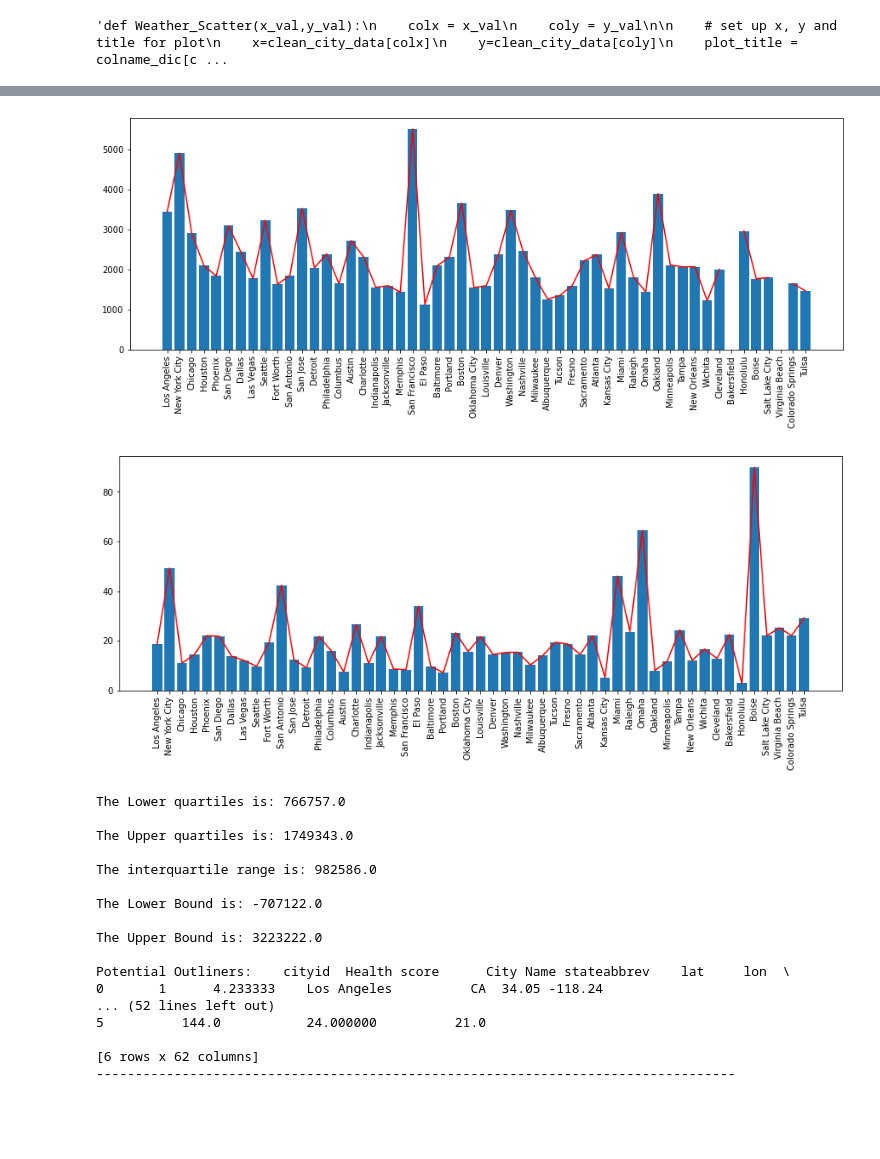
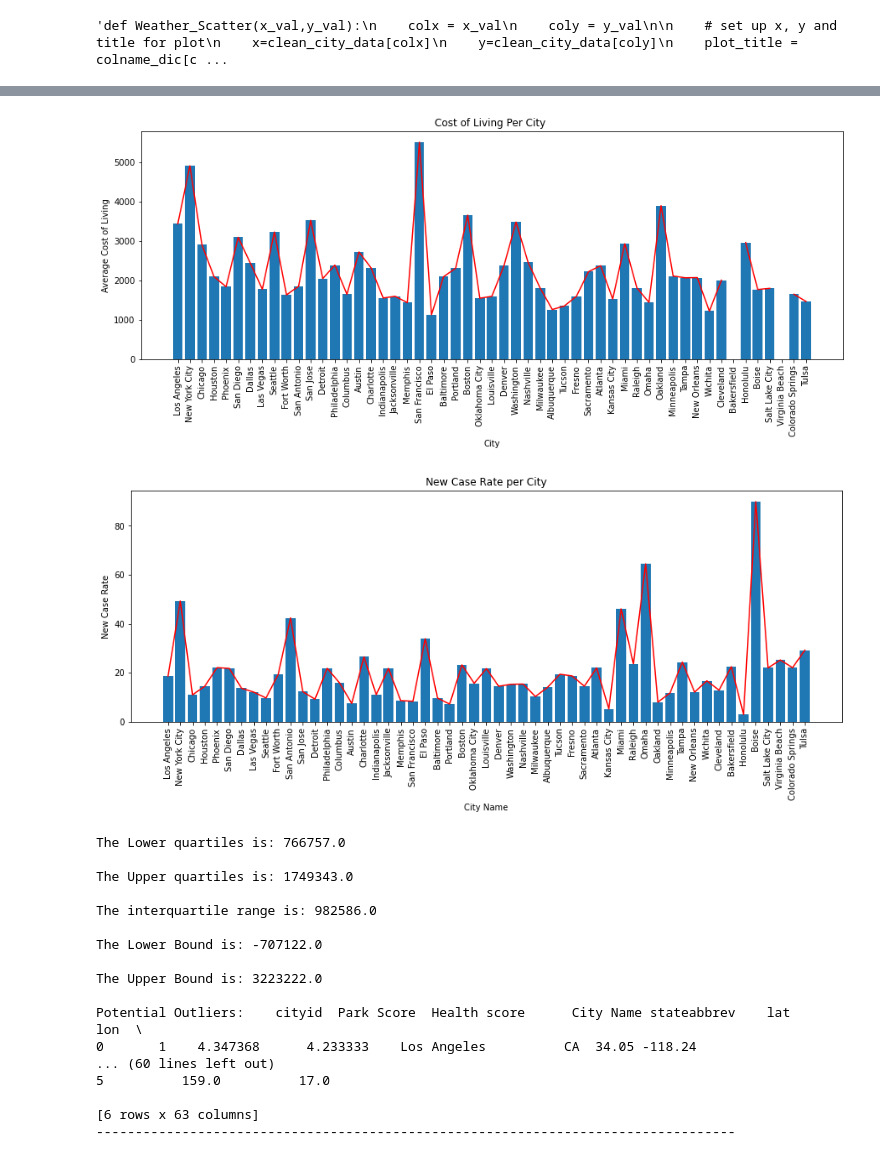
Before and after one commit to Loki-codes/Greener-Pastures, a Jupyter notebook: data processing Py files/Plots.ipynb, the cells around one changed output, grey strips where cells are left out. Drawn from its saved outputs; the diff is of its cells as text; code cells hidden in the pictures; blank space fills up the shorter version.

```diff
--- a/data processing Py files/Plots.ipynb
+++ b/data processing Py files/Plots.ipynb
@@ -135,13 +169,17 @@ plt.show()
 # %%
 x_value = clean_data["City Name"]
 y_value = clean_data["Average Cost of Living "].astype(float)
 plt.figure(figsize= (15,5))
 plt.bar(x_value,y_value)
 plt.plot(x_value,y_value,color="r")
 plt.xticks(rotation =90)
+plt.title("Cost of Living Per City ")
+plt.xlabel("City")
+plt.ylabel("Average Cost of Living")
+plt.savefig("../Plots and Graphs/Average cost of living vs. City.png")
 plt.show()
 # %% [output]
-[figure, old version]
+[figure, new version]
 # %%
 x_value = clean_data["City Name"]
 y_value = clean_data["new_case_rate"]
@@ -149,9 +187,13 @@ plt.figure(figsize= (15,5))
 plt.bar(x_value,y_value)
 plt.plot(x_value,y_value,color="r")
 plt.xticks(rotation =90)
+plt.title("New Case Rate per City")
+plt.xlabel("City Name")
+plt.ylabel("New Case Rate")
+plt.savefig("../Plots and Graphs/New Case Rate vs. City.png")
 plt.show()
 # %% [output]
-[figure, old version]
+[figure, new version]
 # %%
 quartiles = clean_data["city_pop2019_y"].quantile([.25,.5,.75])
 # Lower Quartile
@@ -173,8 +215,8 @@ print(f"The Lower Bound is: {round(lower_bound,2)}\n")
 print(f"The Upper Bound is: {round(upper_bound,2)}\n")
 
 # Ge the Outliners Value
-outliners = clean_data.loc[(clean_data["city_pop2019_y"]<lower_bound) | (clean_data["city_pop2019_y"]>upper_bound)]
-print(f"Potential Outliners: {outliners}")
+outliers = clean_data.loc[(clean_data["city_pop2019_y"]<lower_bound) | (clean_data["city_pop2019_y"]>upper_bound)]
+print(f"Potential Outliers: {outliers}")
 print("----------------------------------------------------------------------------------")
 # %% [output]
 The Lower quartiles is: 766757.0
@@ -187,10 +229,10 @@ The Lower Bound is: -707122.0
 
 The Upper Bound is: 3223222.0
 
-Potential Outliners:    cityid  Health score      City Name stateabbrev    lat     lon  \
-0       1      4.233333    Los Angeles          CA  34.05 -118.24
-... (52 lines left out)
-5          144.0           24.000000          21.0
+Potential Outliers:    cityid  Park Score  Health score      City Name stateabbrev    lat     lon  \
+0       1    4.347368      4.233333    Los Angeles          CA  34.05 -118.24
+... (60 lines left out)
+5          159.0          17.0
 
-[6 rows x 62 columns]
+[6 rows x 63 columns]
 ----------------------------------------------------------------------------------
```
Also changed, not shown: parts of 13 cells of this notebook, 7 other files.
